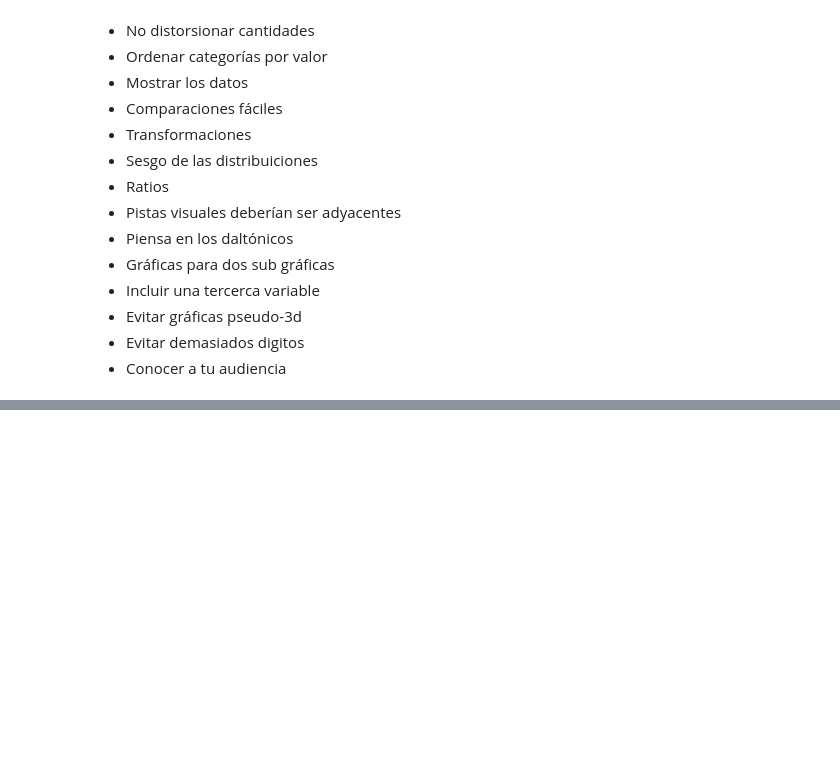
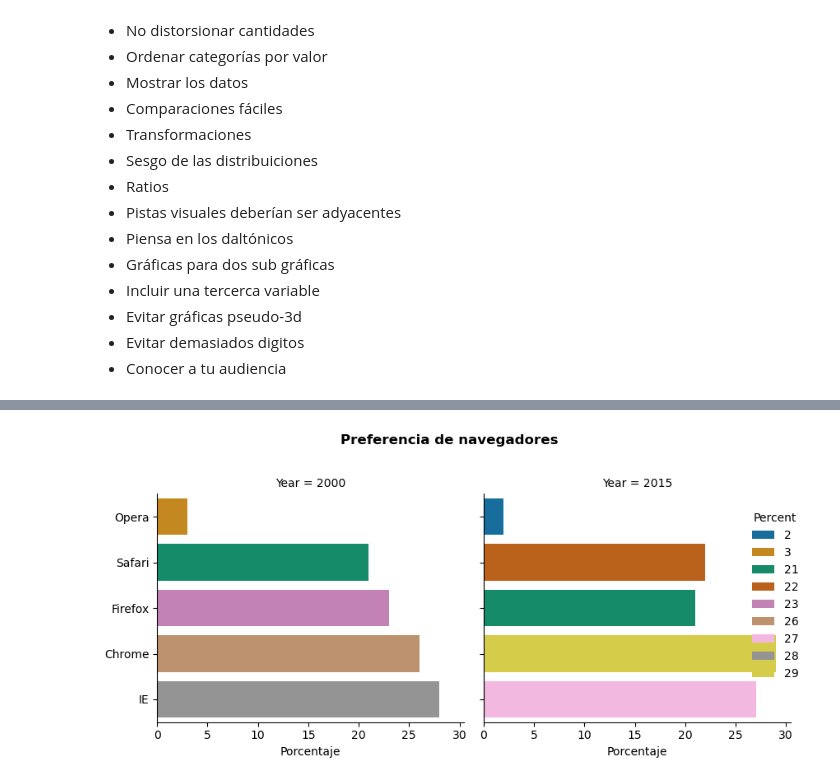
Before and after one commit to Villiem/lab_cdd, a Jupyter notebook: notebooks/visualizacion.ipynb, the cells around one changed output, grey strips where cells are left out. Saved outputs shown, nothing was run; the diff lists cells and outputs as text; code cells hidden in the pictures; blank space fills up the shorter version.

```diff
--- a/notebooks/visualizacion.ipynb
+++ b/notebooks/visualizacion.ipynb
@@ -60,0 +87,23 @@ ModuleNotFoundError: pa.Table requires 'pyarrow' module to be installed
+# %%
+# Recrear con Seaborn
+browsers = pl.DataFrame({
+    'Browser': ['Opera', 'Safari', 'Firefox', 'Chrome', 'IE'] * 2,
+    'Year': ['2000'] * 5 + ['2015'] * 5,
+    'Percent': [3, 21, 23, 26, 28, 2, 22, 21, 29, 27]
+})
+
+g = sns.catplot(
+    data=browsers.to_pandas(),
+    x='Percent', y='Browser',
+    col='Year',
+    kind='bar',
+    hue='Percent',
+    palette='colorblind',
+    height=4, aspect=1
+)
+g.set_axis_labels('Porcentaje', '')
+g.figure.suptitle('Preferencia de navegadores', y=1.02, fontweight='bold')
+plt.tight_layout()
+plt.show()
+# %% [output]
+[figure, added]
```
Also changed, not shown: parts of 33 cells of this notebook.
